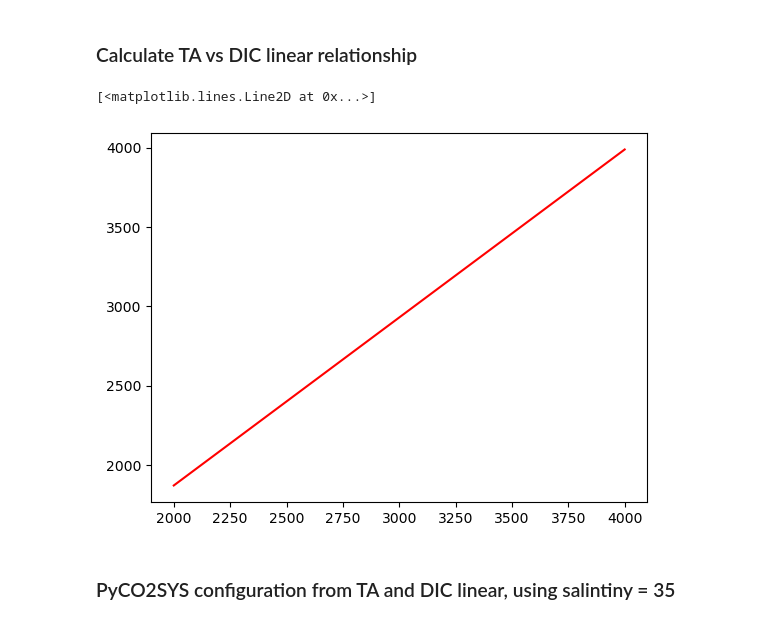
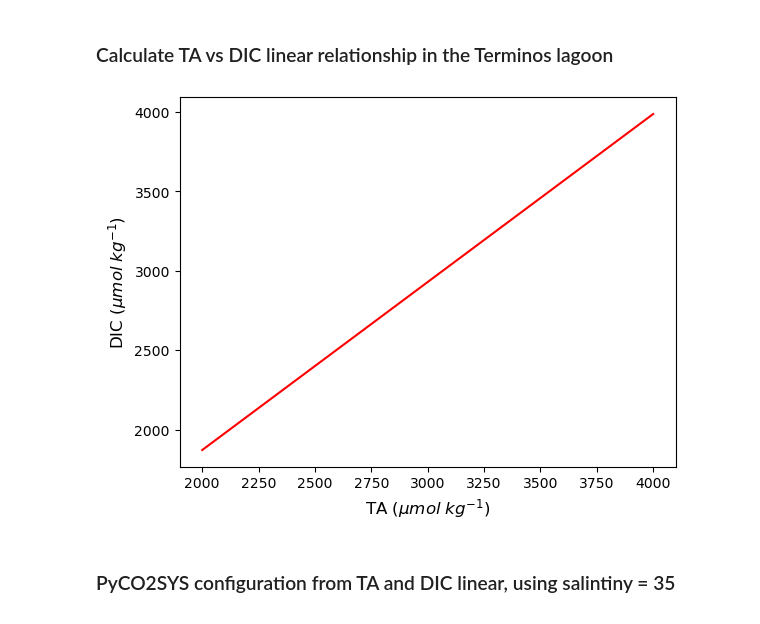
Before and after one commit to gilbertoCM/terminos_lagoon_carbonate, a Jupyter notebook: scrips/omega_experiments.ipynb, the cells around one changed output. Cells and saved outputs as stored; diff of their text form; code cells hidden in the pictures.

```diff
--- a/scrips/omega_experiments.ipynb
+++ b/scrips/omega_experiments.ipynb
@@ -30,7 +30,7 @@ terminos_ta_dic_data = read_csv(terminos_ta_dic_data_path)
 # Copy data to new dataframe
 terminos_ta_dic = terminos_ta_dic_data.copy()
 # %% [markdown]
-### Calculate TA vs DIC linear relationship
+### Calculate TA vs DIC linear relationship in the Terminos lagoon
 # %%
 import numpy as np
 
@@ -60,9 +60,14 @@ TA_linear= np.arange(2000, 4000, 0.5)
 DIC_linear= linear_function(TA_linear)
 # %%
 plt.plot(TA_linear, DIC_linear, label="Linear regression model", color="red")
+# Add labels and title
+plt.xlabel('TA ($\mu mol  \; kg^{-1}$)', fontsize = 12)
+
+plt.ylabel('DIC ($\mu mol  \; kg^{-1}$)', fontsize = 12)
+
+plt.show()
 # %% [output]
-[<matplotlib.lines.Line2D at 0x...>]
-[figure, old version]
+[figure, new version]
 # %% [markdown]
 ### PyCO2SYS configuration from  TA and DIC linear, using salintiny = 35
 # %%
```
Also changed, not shown: parts of 16 cells of this notebook, 2 other files.
